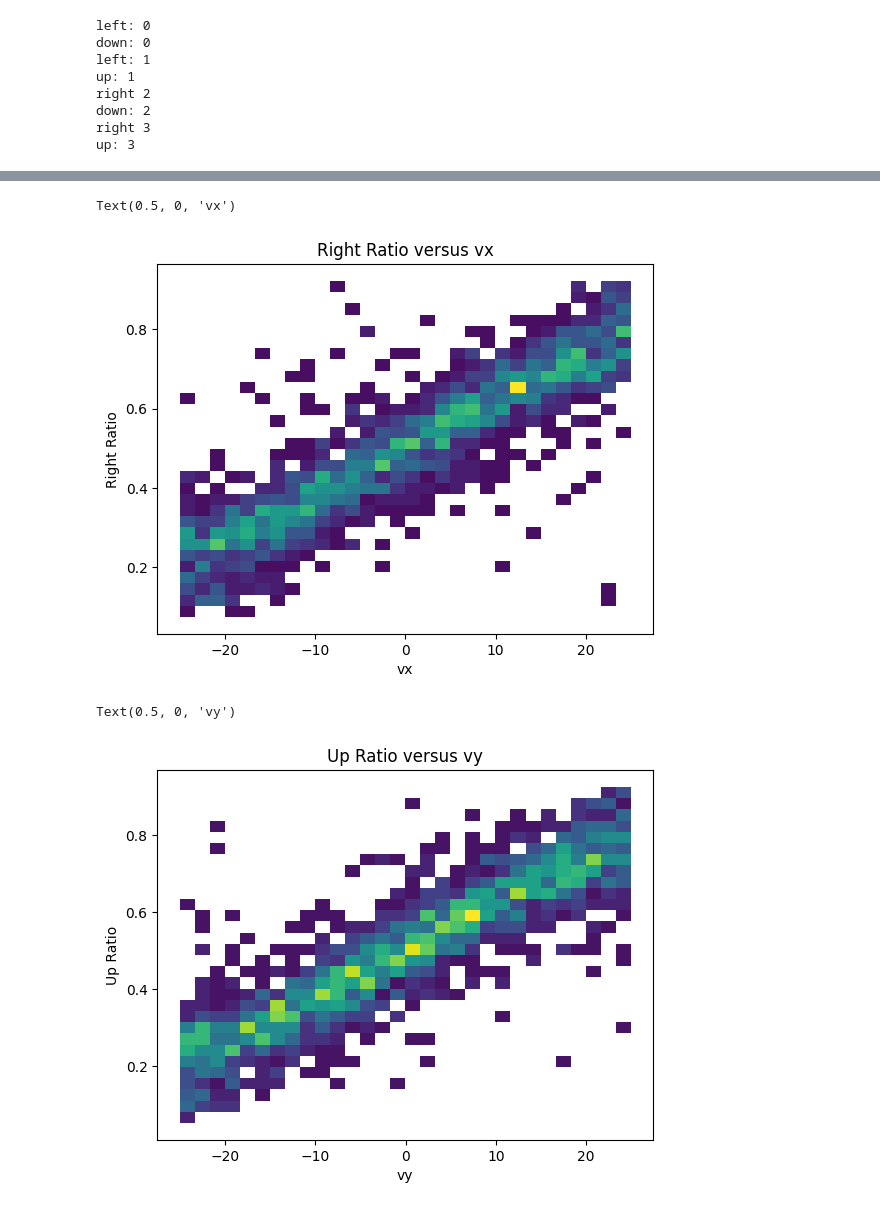
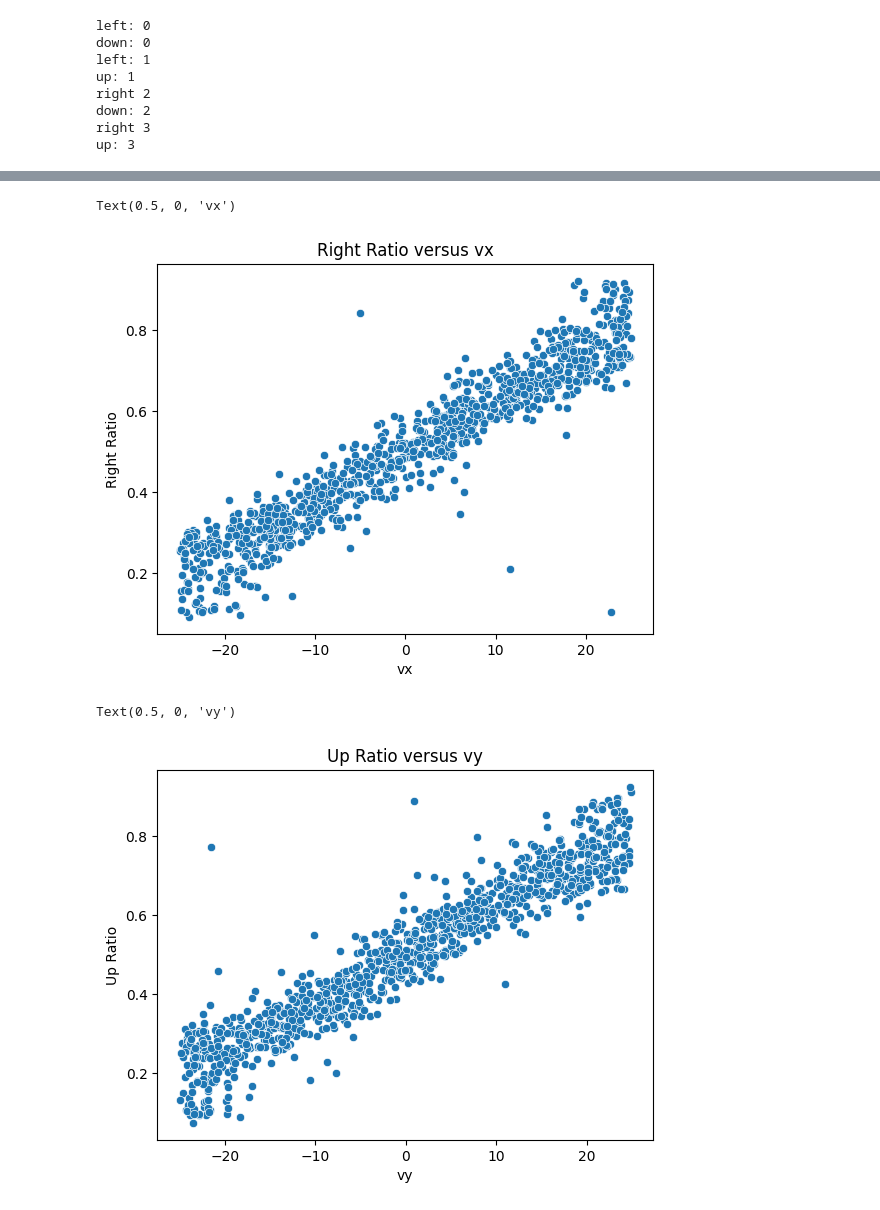
Before and after one commit to dobsonco/Detectors, a Jupyter notebook: processing.ipynb, the cells around one changed output, grey strips where cells are left out. Saved outputs shown, nothing was run; the diff lists cells and outputs as text; code cells hidden in the pictures.

```diff
--- a/processing.ipynb
+++ b/processing.ipynb
@@ -30,13 +15,0 @@ Text(0.5, 1.0, 'Scatterplot of event locations')
-# %%
-tmp = np.zeros_like(df['photons0'],dtype=int)
-nx = 2
-ny = 2
-n = nx * ny
-for i in range(n):
-    tmp += (df[f'photons{i}'] < 0)
-
-NOPHOTONS = tmp == n
-
-print("Number of rows with no detected photons:",sum(NOPHOTONS))
-print("Number of rows with detectd photons:",sum(~NOPHOTONS))
-print("Efficiency:",sum(~NOPHOTONS)/len(df["photons0"]))
@@ -124,3 +95,11 @@ for i in range(n):
         pass
 
     df['total'] = df['total'] + df[f"photons{i}"]
+
+GATE = df['total'] > 100
+
+left = left[GATE]
+right = right[GATE]
+up = up[GATE]
+down= down[GATE]
+df = df[GATE]
@@ -136,20 +123,20 @@ Text(0.5, 0, 'vx')
 # %%
 right_ratio = right['total']/df['total']
-sns.histplot(x=df["vx"],y=right_ratio,cmap="viridis",bins=30)
+sns.scatterplot(x=df["vx"],y=right_ratio)
 plt.title("Right Ratio versus vx")
 plt.ylabel("Right Ratio")
 plt.xlabel("vx")
 # %% [output]
 Text(0.5, 0, 'vx')
-[figure, old version]
+[figure, new version]
 # %%
 up_ratio = up['total']/df['total']
-sns.histplot(x=df["vy"],y=up_ratio,cmap="viridis",bins=30)
+sns.scatterplot(x=df["vy"],y=up_ratio)
 plt.title("Up Ratio versus vy")
 plt.ylabel("Up Ratio")
 plt.xlabel("vy")
 # %% [output]
 Text(0.5, 0, 'vy')
-[figure, old version]
+[figure, new version]
 # %%
 down_ratio = down['total']/df['total']
```
Also changed, not shown: parts of 22 cells of this notebook.
